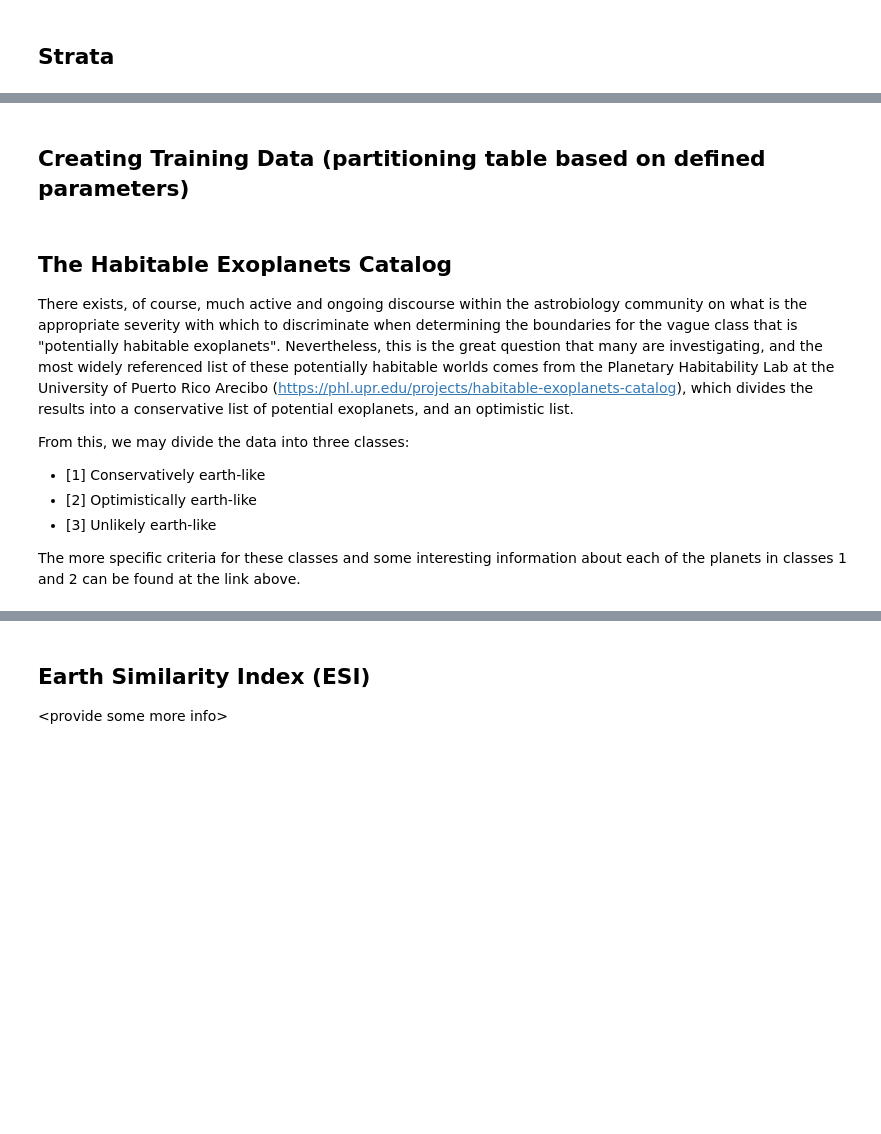
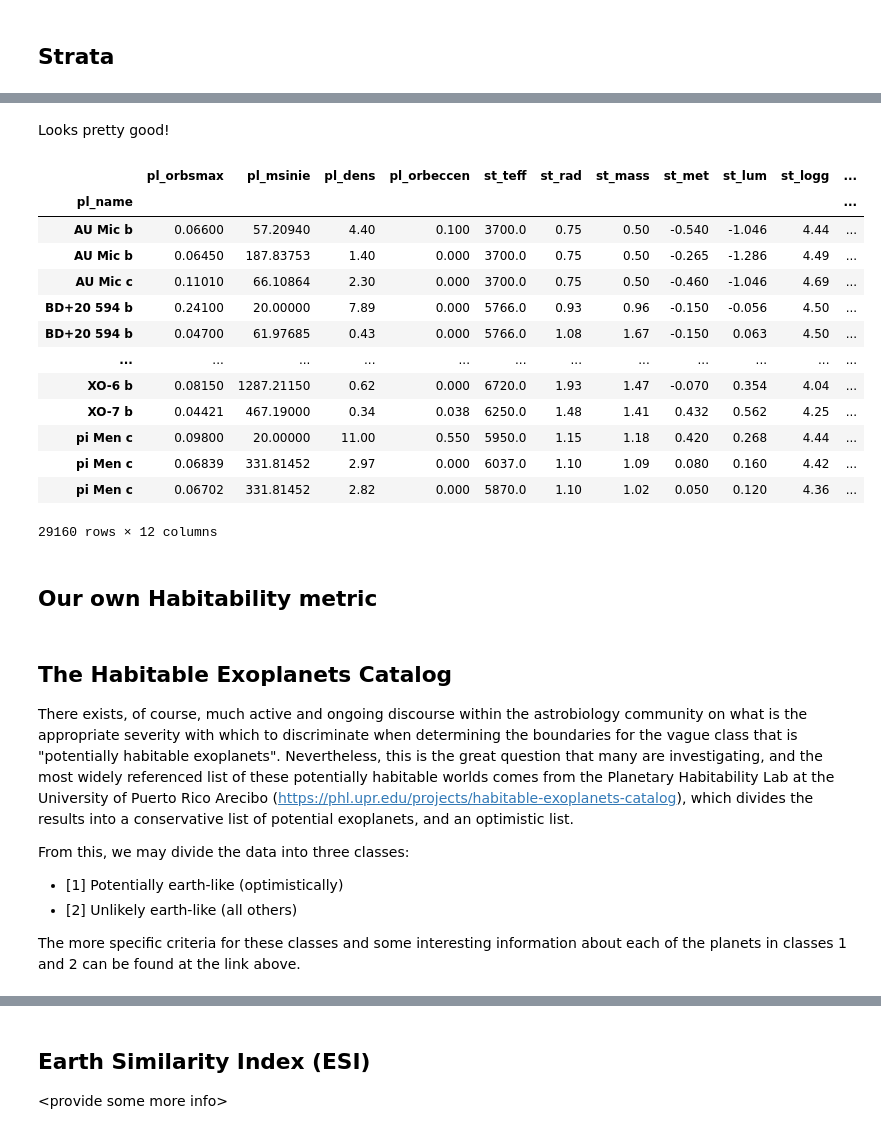
Before and after one commit to tw-ilson/Exoplanet-Habitability-DS4400, a Jupyter notebook: main.ipynb, the cells around one changed output, grey strips where cells are left out. Cells and saved outputs as stored; diff of their text form; code cells hidden in the pictures; blank space fills up the shorter version.

```diff
--- a/main.ipynb
+++ b/main.ipynb
@@ -178,5 +218,22 @@ plt.show()
+# %% [markdown]
+Looks pretty good!
 # %%
-imp_results
+X
+# %% [output]
+|  | pl_orbsmax | pl_msinie | pl_dens | pl_orbeccen | st_teff | st_rad | st_mass | st_met | st_lum | st_logg | ... |
+| pl_name |  |  |  |  |  |  |  |  |  |  | ... |
+| AU Mic b | 0.06600 | 57.20940 | 4.40 | 0.100 | 3700.0 | 0.75 | 0.50 | -0.540 | -1.046 | 4.44 | ... |
+| AU Mic b | 0.06450 | 187.83753 | 1.40 | 0.000 | 3700.0 | 0.75 | 0.50 | -0.265 | -1.286 | 4.49 | ... |
+| AU Mic c | 0.11010 | 66.10864 | 2.30 | 0.000 | 3700.0 | 0.75 | 0.50 | -0.460 | -1.046 | 4.69 | ... |
+| BD+20 594 b | 0.24100 | 20.00000 | 7.89 | 0.000 | 5766.0 | 0.93 | 0.96 | -0.150 | -0.056 | 4.50 | ... |
+| BD+20 594 b | 0.04700 | 61.97685 | 0.43 | 0.000 | 5766.0 | 1.08 | 1.67 | -0.150 | 0.063 | 4.50 | ... |
+| ... | ... | ... | ... | ... | ... | ... | ... | ... | ... | ... | ... |
+| XO-6 b | 0.08150 | 1287.21150 | 0.62 | 0.000 | 6720.0 | 1.93 | 1.47 | -0.070 | 0.354 | 4.04 | ... |
+| XO-7 b | 0.04421 | 467.19000 | 0.34 | 0.038 | 6250.0 | 1.48 | 1.41 | 0.432 | 0.562 | 4.25 | ... |
+| pi Men c | 0.09800 | 20.00000 | 11.00 | 0.550 | 5950.0 | 1.15 | 1.18 | 0.420 | 0.268 | 4.44 | ... |
+| pi Men c | 0.06839 | 331.81452 | 2.97 | 0.000 | 6037.0 | 1.10 | 1.09 | 0.080 | 0.160 | 4.42 | ... |
+| pi Men c | 0.06702 | 331.81452 | 2.82 | 0.000 | 5870.0 | 1.10 | 1.02 | 0.050 | 0.120 | 4.36 | ... |
+29160 rows × 12 columns
 # %% [markdown]
-## Creating Training Data (partitioning table based on defined parameters)
+## Our own Habitability metric
 # %%
@@ -245,9 +302,8 @@ y_test_uninhabitable = np.zeros(len(x_test_uninhabitable))
 There exists, of course, much active and ongoing discourse within the astrobiology community on what is the appropriate severity with which to discriminate when determining the boundaries for the vague class that is "potentially habitable exoplanets". Nevertheless, this is the great question that many are investigating, and the most widely referenced list of these potentially habitable worlds comes from the Planetary Habitability Lab at the University of Puerto Rico Arecibo (https://phl.upr.edu/projects/habitable-exoplanets-catalog), which divides the results into a conservative list of potential exoplanets, and an optimistic list.
 
 From this, we may divide the data into three classes:
- - [1] Conservatively earth-like
- - [2] Optimistically earth-like
- - [3] Unlikely earth-like
+ - [1] Potentially earth-like (optimistically)
+ - [2] Unlikely earth-like (all others)
 
 The more specific criteria for these classes and some interesting information about each of the planets in classes 1 and 2 can be found at the link above.
 # %%
```
Also changed, not shown: parts of 11 cells of this notebook.
